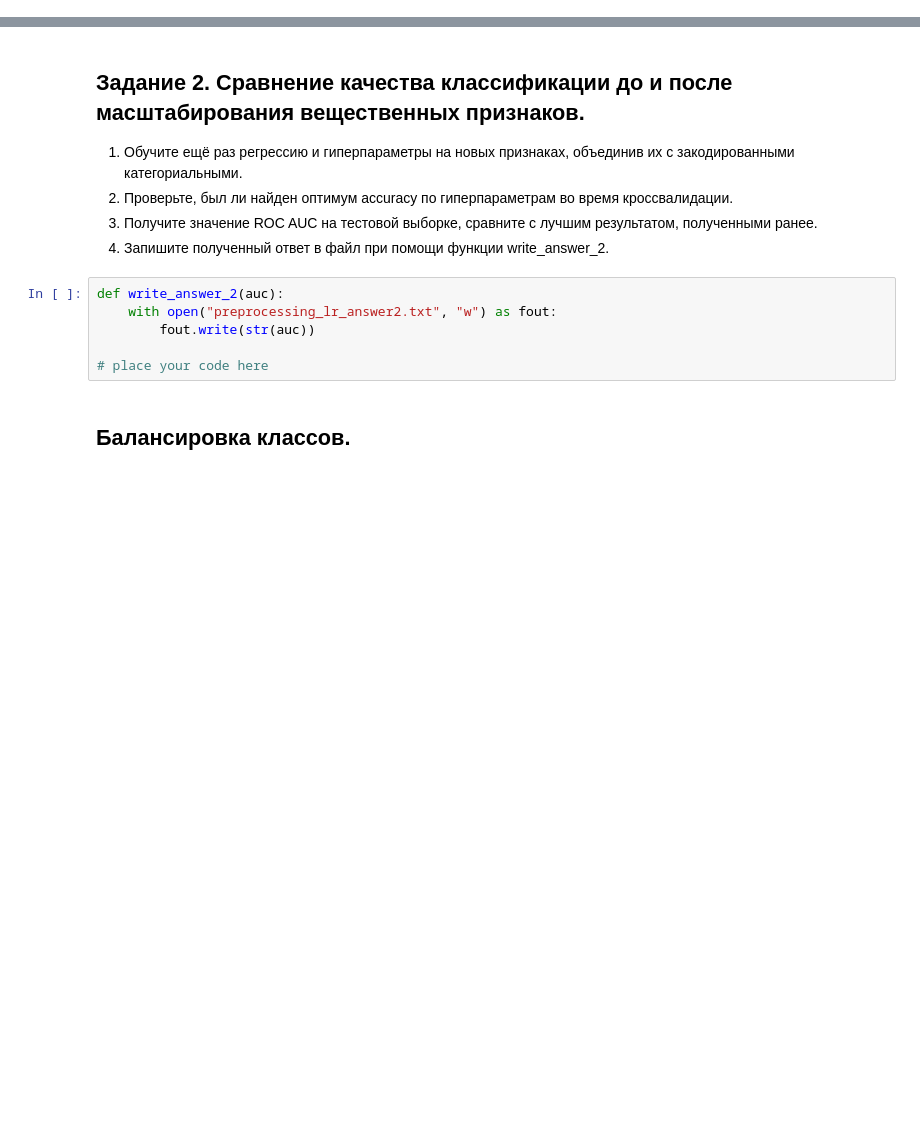
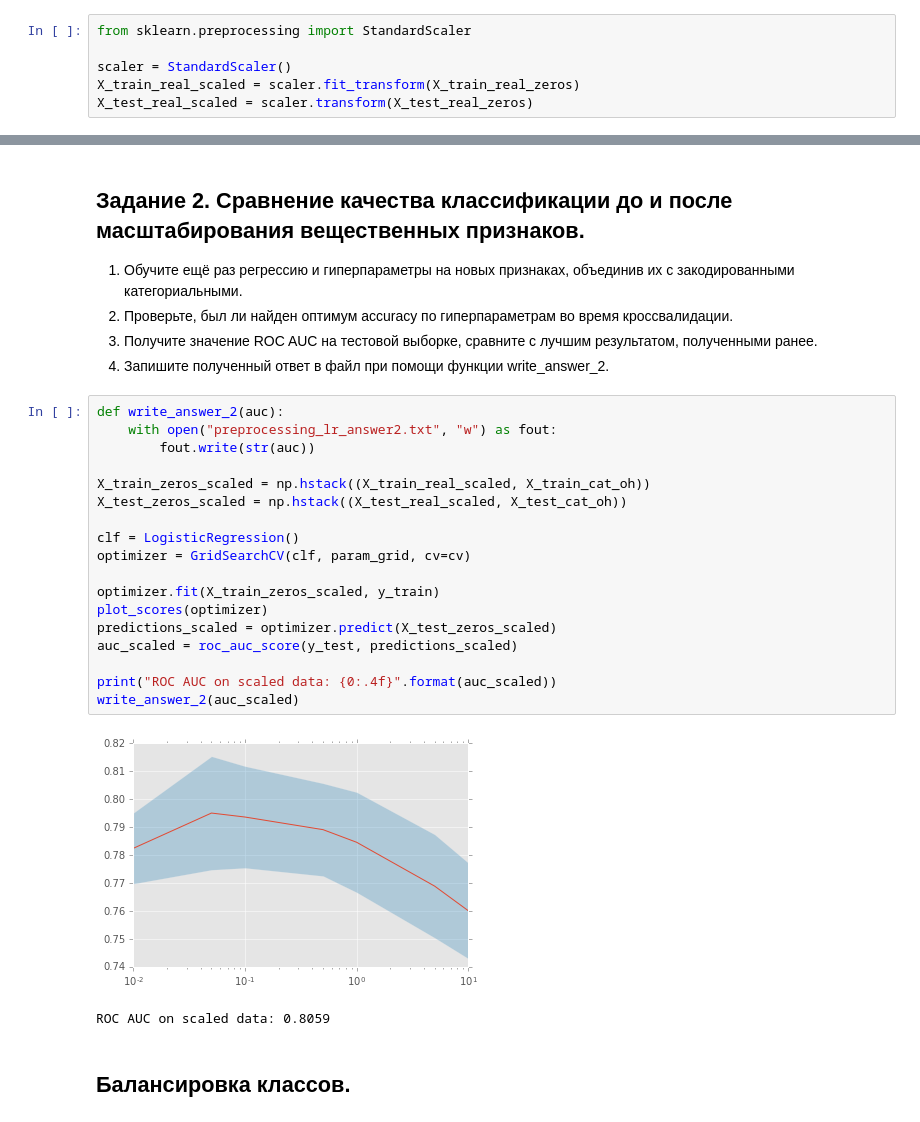
Before and after one commit to movb/yandex-ml, a Jupyter notebook: mipt-ml-2/week3/Preprocessing_LR.ipynb, the cells around one changed output, grey strips where cells are left out. Saved outputs shown, nothing was run; the diff lists cells and outputs as text; blank space fills up the shorter version.

```diff
--- a/mipt-ml-2/week3/Preprocessing_LR.ipynb
+++ b/mipt-ml-2/week3/Preprocessing_LR.ipynb
@@ -260,3 +314,9 @@ from sklearn.preprocessing import StandardScaler
+# %%
+from sklearn.preprocessing import StandardScaler
+
+scaler = StandardScaler()
+X_train_real_scaled = scaler.fit_transform(X_train_real_zeros)
+X_test_real_scaled = scaler.transform(X_test_real_zeros)
 # %% [markdown]
 ## Сравнение признаковых пространств.
 # %% [markdown]
@@ -274,12 +336,27 @@ plt.show()
 2. Проверьте, был ли найден оптимум accuracy по гиперпараметрам во время кроссвалидации.
 3. Получите значение ROC AUC на тестовой выборке, сравните с лучшим результатом, полученными ранее.
 4. Запишите полученный ответ в файл при помощи функции write_answer_2.
-# %%
-def write_answer_2(auc):
-    with open("preprocessing_lr_answer2.txt", "w") as fout:
-        fout.write(str(auc))
-
-# place your code here
+# %%
+def write_answer_2(auc):
+    with open("preprocessing_lr_answer2.txt", "w") as fout:
+        fout.write(str(auc))
+
+X_train_zeros_scaled = np.hstack((X_train_real_scaled, X_train_cat_oh))
+X_test_zeros_scaled = np.hstack((X_test_real_scaled, X_test_cat_oh))
+
+clf = LogisticRegression()
+optimizer = GridSearchCV(clf, param_grid, cv=cv)
+
+optimizer.fit(X_train_zeros_scaled, y_train)
+plot_scores(optimizer)
+predictions_scaled = optimizer.predict(X_test_zeros_scaled)
+auc_scaled = roc_auc_score(y_test, predictions_scaled)
+
+print("ROC AUC on scaled data: {0:.4f}".format(auc_scaled))
+write_answer_2(auc_scaled)
+# %% [output]
+[figure, added]
+ROC AUC on scaled data: 0.8059
 # %% [markdown]
 ## Балансировка классов.
 # %% [markdown]
```
Also changed, not shown: parts of 20 cells of this notebook.
